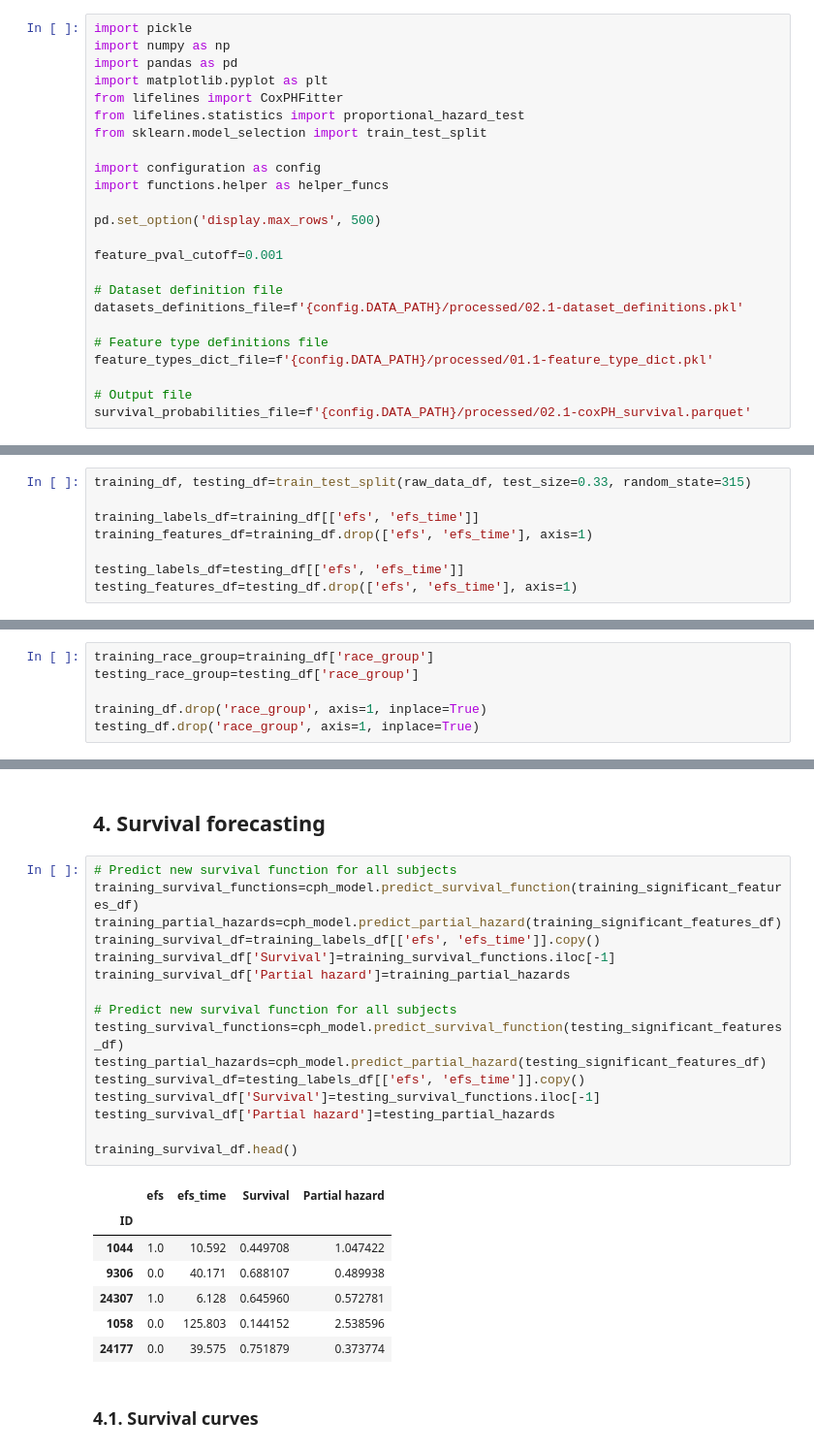
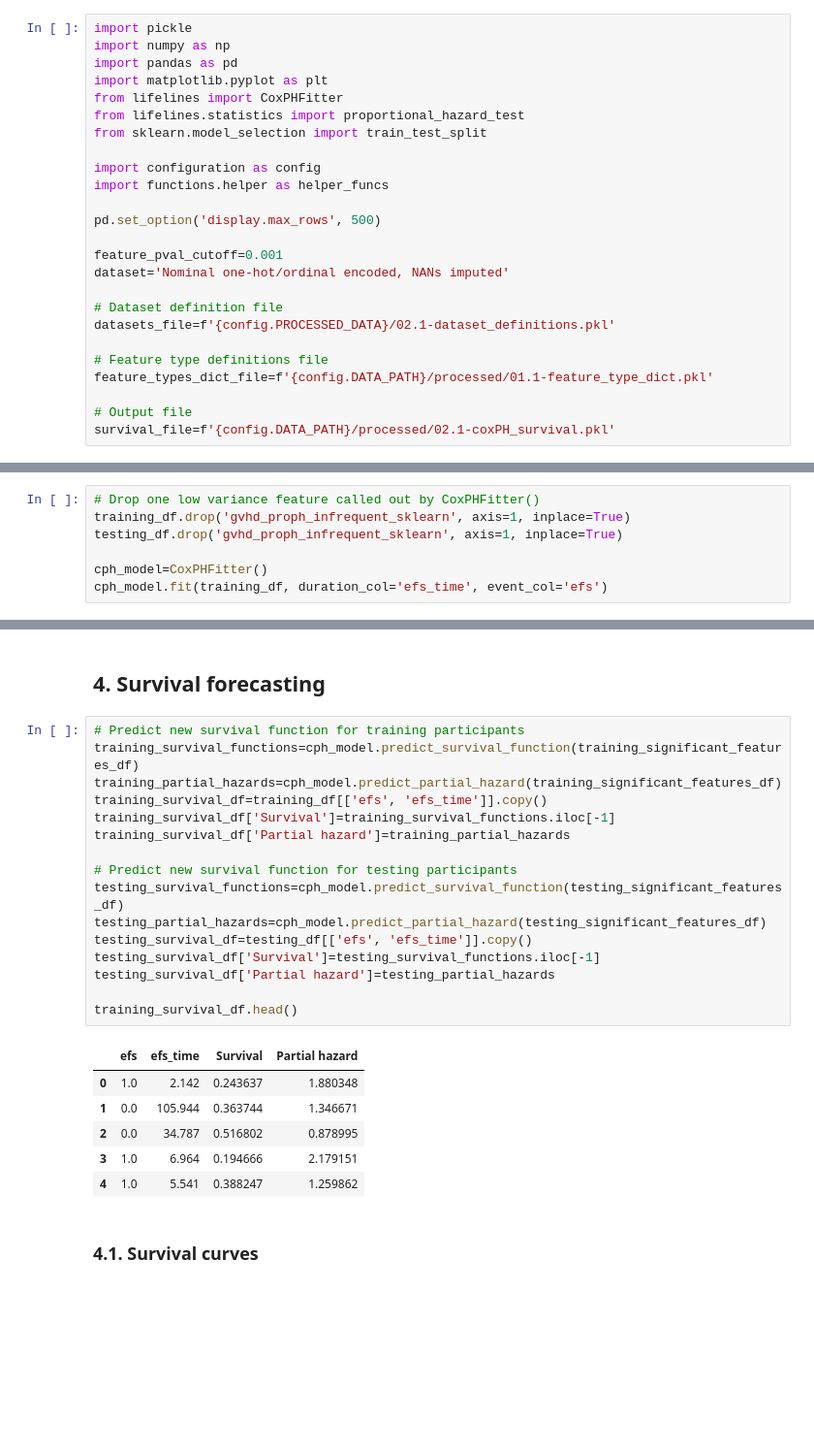
Before and after one commit to gperdrizet/HSCT_survival, a Jupyter notebook: notebooks/02.1-feature_engineering_coxPH.ipynb, the cells around one changed output, grey strips where cells are left out. Shown at 97% size. Cells and saved outputs as stored; diff of their text form; blank space fills up the shorter version.

Commit message:
Adapted CoxPH feature engineering to new data structure.

```diff
--- a/notebooks/02.1-feature_engineering_coxPH.ipynb
+++ b/notebooks/02.1-feature_engineering_coxPH.ipynb
@@ -17,15 +17,16 @@ import functions.helper as helper_funcs
 pd.set_option('display.max_rows', 500)
 
 feature_pval_cutoff=0.001
+dataset='Nominal one-hot/ordinal encoded, NANs imputed'
 
 # Dataset definition file
-datasets_definitions_file=f'{config.DATA_PATH}/processed/02.1-dataset_definitions.pkl'
+datasets_file=f'{config.PROCESSED_DATA}/02.1-dataset_definitions.pkl'
 
 # Feature type definitions file
 feature_types_dict_file=f'{config.DATA_PATH}/processed/01.1-feature_type_dict.pkl'
 
 # Output file
-survival_probabilities_file=f'{config.DATA_PATH}/processed/02.1-coxPH_survival.parquet'
+survival_file=f'{config.DATA_PATH}/processed/02.1-coxPH_survival.pkl'
 # %% [markdown]
 ## 1. Load data
 # %%
@@ -121,8 +105,0 @@ memory usage: 7.3+ MB
-# %%
-training_df, testing_df=train_test_split(raw_data_df, test_size=0.33, random_state=315)
-
-training_labels_df=training_df[['efs', 'efs_time']]
-training_features_df=training_df.drop(['efs', 'efs_time'], axis=1)
-
-testing_labels_df=testing_df[['efs', 'efs_time']]
-testing_features_df=testing_df.drop(['efs', 'efs_time'], axis=1)
@@ -131,6 +130,7 @@ testing_features_df=testing_df.drop(['efs', 'efs_time'], axis=1)
 # %%
-training_race_group=training_df['race_group']
-testing_race_group=testing_df['race_group']
+# Drop one low variance feature called out by CoxPHFitter()
+training_df.drop('gvhd_proph_infrequent_sklearn', axis=1, inplace=True)
+testing_df.drop('gvhd_proph_infrequent_sklearn', axis=1, inplace=True)
 
-training_df.drop('race_group', axis=1, inplace=True)
-testing_df.drop('race_group', axis=1, inplace=True)
+cph_model=CoxPHFitter()
+cph_model.fit(training_df, duration_col='efs_time', event_col='efs')
@@ -276,29 +269,28 @@ call in `.fit`. See documentation in link [E] below.
 # %% [markdown]
 ## 4. Survival forecasting
 # %%
-# Predict new survival function for all subjects
+# Predict new survival function for training participants
 training_survival_functions=cph_model.predict_survival_function(training_significant_features_df)
 training_partial_hazards=cph_model.predict_partial_hazard(training_significant_features_df)
-training_survival_df=training_labels_df[['efs', 'efs_time']].copy()
+training_survival_df=training_df[['efs', 'efs_time']].copy()
 training_survival_df['Survival']=training_survival_functions.iloc[-1]
 training_survival_df['Partial hazard']=training_partial_hazards
 
-# Predict new survival function for all subjects
+# Predict new survival function for testing participants
 testing_survival_functions=cph_model.predict_survival_function(testing_significant_features_df)
 testing_partial_hazards=cph_model.predict_partial_hazard(testing_significant_features_df)
-testing_survival_df=testing_labels_df[['efs', 'efs_time']].copy()
+testing_survival_df=testing_df[['efs', 'efs_time']].copy()
 testing_survival_df['Survival']=testing_survival_functions.iloc[-1]
 testing_survival_df['Partial hazard']=testing_partial_hazards
 
 training_survival_df.head()
 # %% [output]
 |  | efs | efs_time | Survival | Partial hazard |
-| ID |  |  |  |  |
-| 1044 | 1.0 | 10.592 | 0.449708 | 1.047422 |
-| 9306 | 0.0 | 40.171 | 0.688107 | 0.489938 |
-| 24307 | 1.0 | 6.128 | 0.645960 | 0.572781 |
-| 1058 | 0.0 | 125.803 | 0.144152 | 2.538596 |
-| 24177 | 0.0 | 39.575 | 0.751879 | 0.373774 |
+| 0 | 1.0 | 2.142 | 0.243637 | 1.880348 |
+| 1 | 0.0 | 105.944 | 0.363744 | 1.346671 |
+| 2 | 0.0 | 34.787 | 0.516802 | 0.878995 |
+| 3 | 1.0 | 6.964 | 0.194666 | 2.179151 |
+| 4 | 1.0 | 5.541 | 0.388247 | 1.259862 |
 # %% [markdown]
 ### 4.1. Survival curves
 # %%
```
Also changed, not shown: parts of 30 cells of this notebook.
